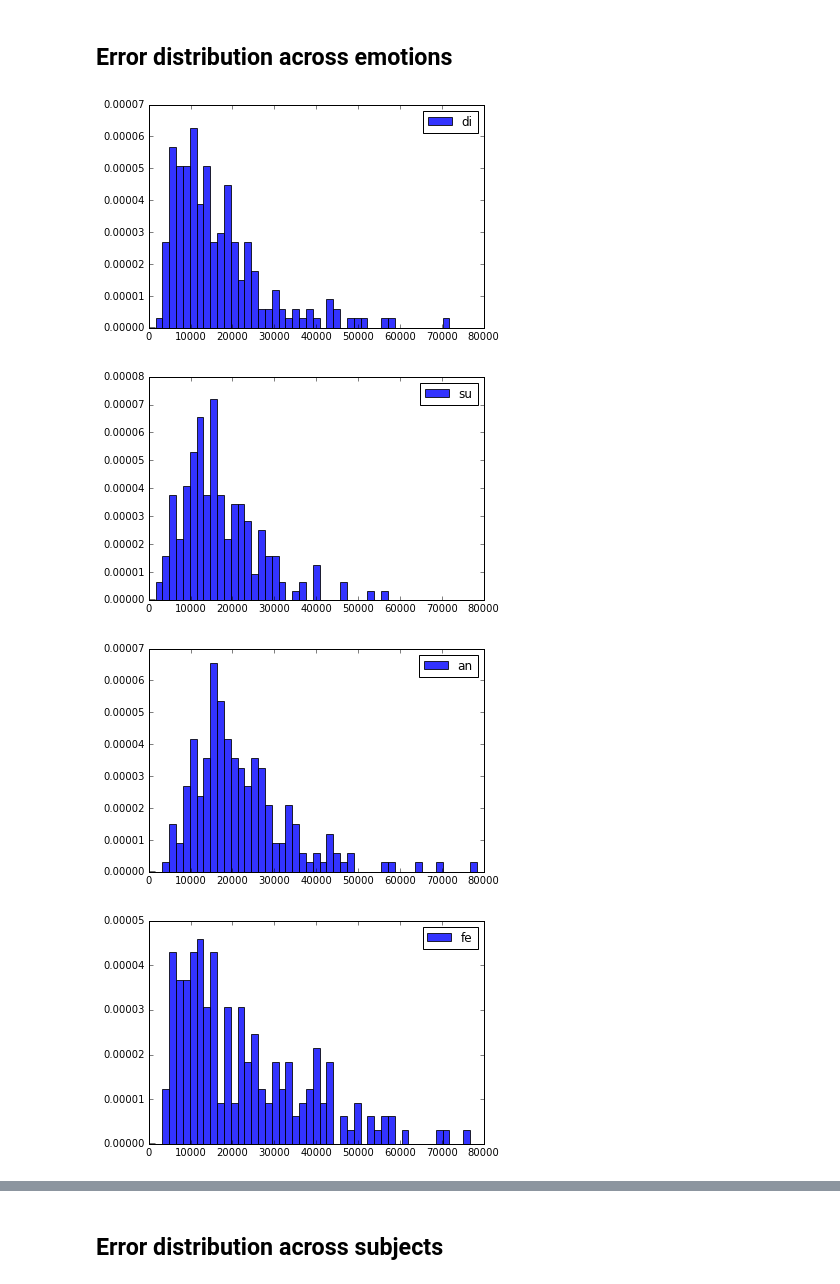
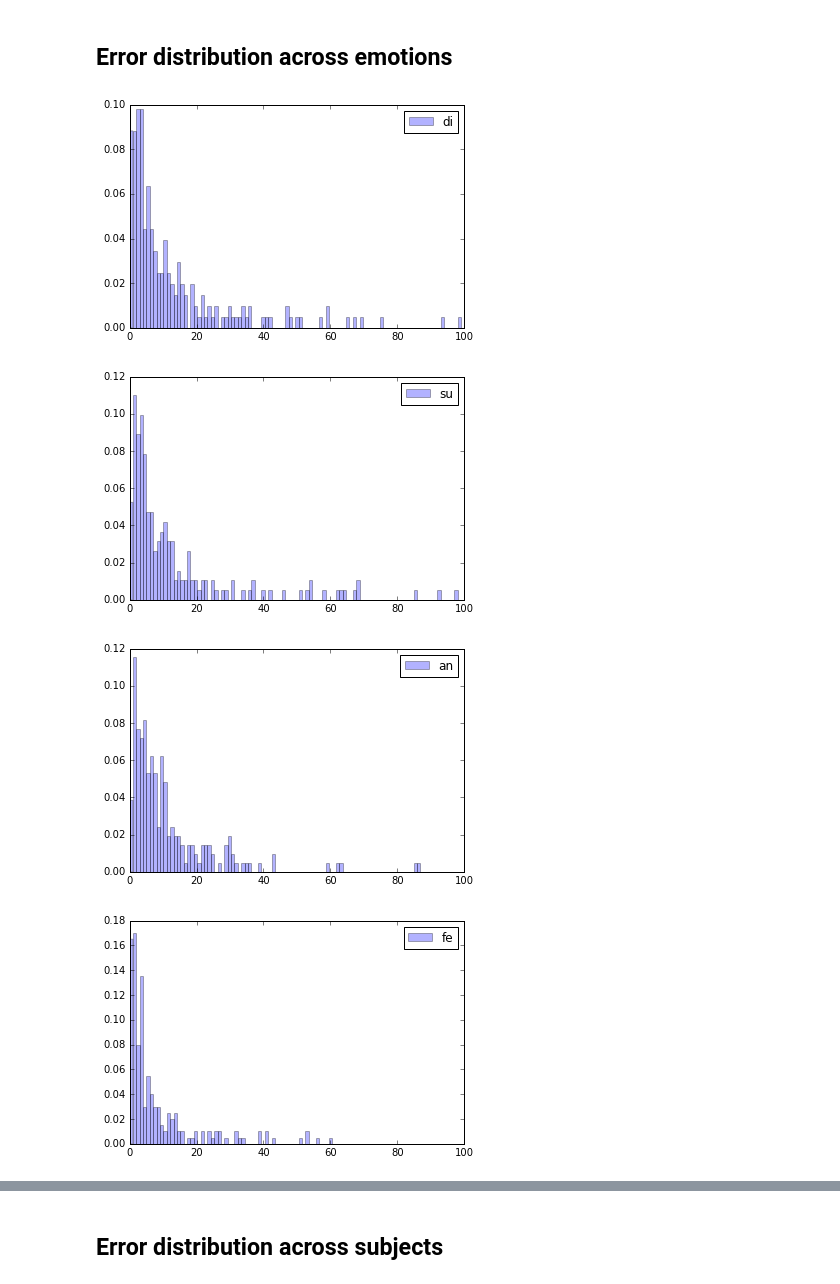
Before and after one commit to qdenisq/Fujisaki, a Jupyter notebook: PYTHON/Report_analysis.ipynb, the cells around one changed output, grey strips where cells are left out. Saved outputs shown, nothing was run; the diff lists cells and outputs as text; code cells hidden in the pictures.

Commit message:
DS: new report
calc error for log(f0)

```diff
--- a/PYTHON/Report_analysis.ipynb
+++ b/PYTHON/Report_analysis.ipynb
@@ -50,6 +50,3 @@ Ap length: 1559; min_value: 0.0; max_value: 12.7218
 [figure]
 # %% [markdown]
 ## Calculate error
-# %%
-import fujisaki_utils as f_utils
-subjects, emotions = f_utils.analyze(report)
@@ -73,13 +55,14 @@ s_3_su_4.PAC invalid literal for int() with base 10: ''
 # %% [markdown]
 ## Error distribution across emotions
 # %%
-bins = np.linspace(0, 80000, 50)
+
+bins = np.linspace(0, 100, 100)
 for key in emotions.keys():
-    plt.hist(emotions[key], bins, alpha = 0.8, label=key, normed=True)
+    plt.hist(emotions[key], bins, alpha = 0.3, label=str(key), normed=True)
     plt.legend(loc = 'upper right')
     plt.show()
 # %% [output]
-[figure, old version]
+[figure, new version]
-[figure, old version]
+[figure, new version]
-[figure, old version]
+[figure, new version]
-[figure, old version]
+[figure, new version]
```
Also changed, not shown: parts of 5 cells of this notebook, 7 other files.
